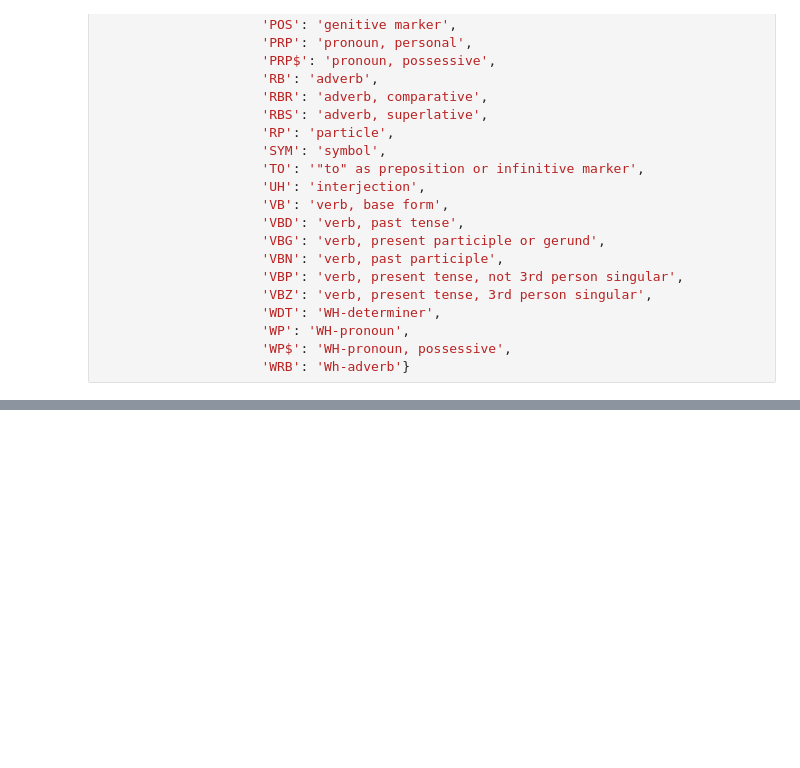
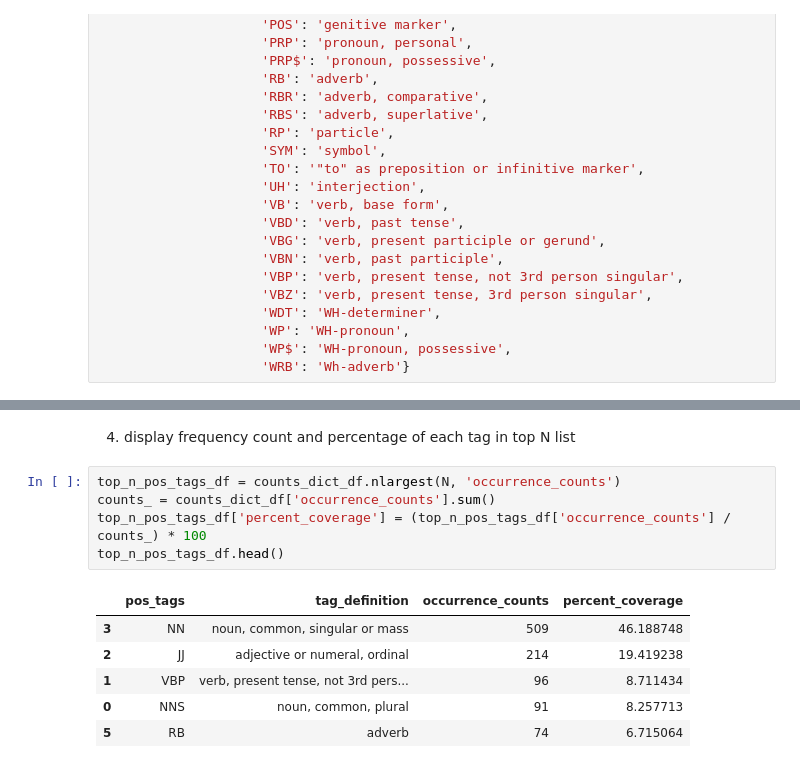
Before and after one commit to prakash-prasad/BITS-AIML-Mtech-V2, a Jupyter notebook: Sem_2/NLP/asmt/asmt1/pos_tagging_v1.ipynb, the cells around one changed output, grey strips where cells are left out. Saved outputs shown, nothing was run; the diff lists cells and outputs as text; blank space fills up the shorter version.

```diff
--- a/Sem_2/NLP/asmt/asmt1/pos_tagging_v1.ipynb
+++ b/Sem_2/NLP/asmt/asmt1/pos_tagging_v1.ipynb
@@ -198,0 +257,14 @@ counts_dict_df.head(N)
+# %% [markdown]
+4. display frequency count and percentage of each tag in top N list
+# %%
+top_n_pos_tags_df = counts_dict_df.nlargest(N, 'occurrence_counts')
+counts_ = counts_dict_df['occurrence_counts'].sum()
+top_n_pos_tags_df['percent_coverage'] = (top_n_pos_tags_df['occurrence_counts'] / counts_) * 100
+top_n_pos_tags_df.head()
+# %% [output]
+|  | pos_tags | tag_definition | occurrence_counts | percent_coverage |
+| 3 | NN | noun, common, singular or mass | 509 | 46.188748 |
+| 2 | JJ | adjective or numeral, ordinal | 214 | 19.419238 |
+| 1 | VBP | verb, present tense, not 3rd pers... | 96 | 8.711434 |
+| 0 | NNS | noun, common, plural | 91 | 8.257713 |
+| 5 | RB | adverb | 74 | 6.715064 |
```
Also changed, not shown: parts of 19 cells of this notebook.
